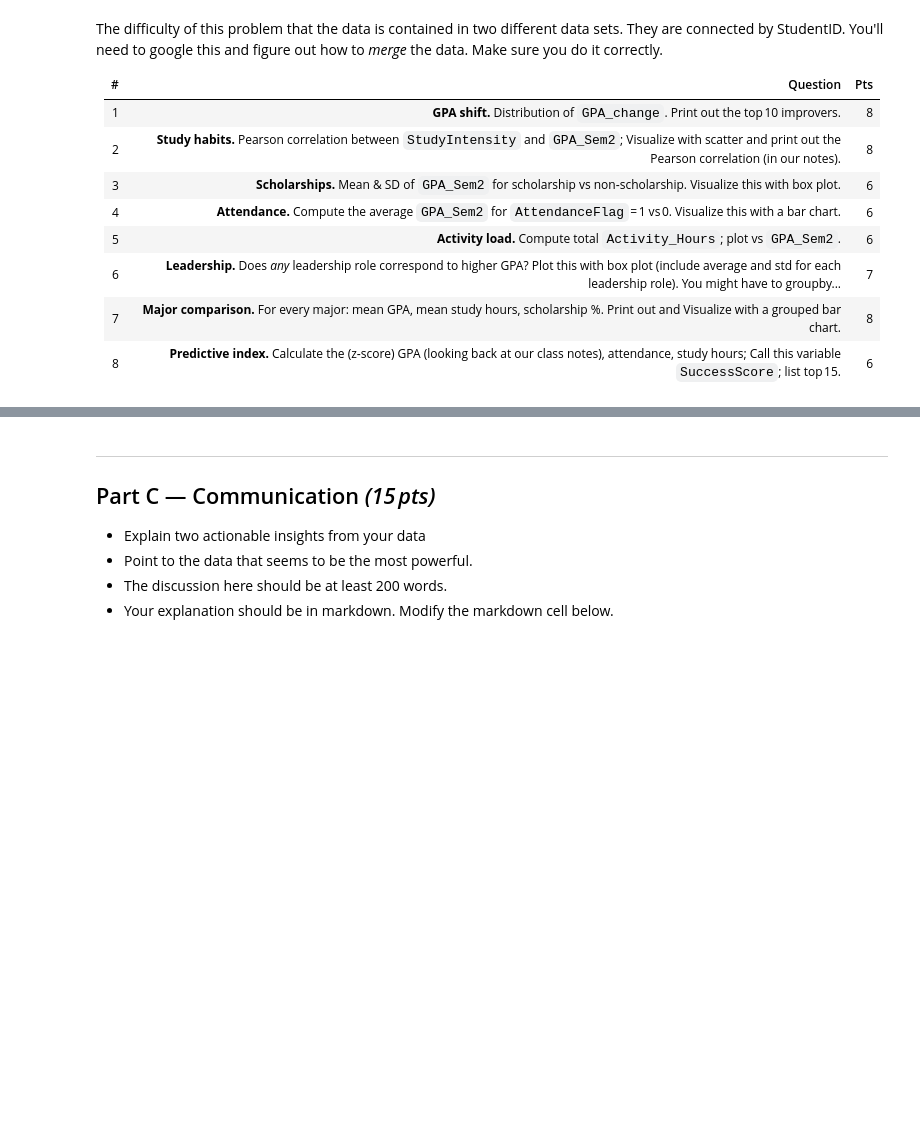
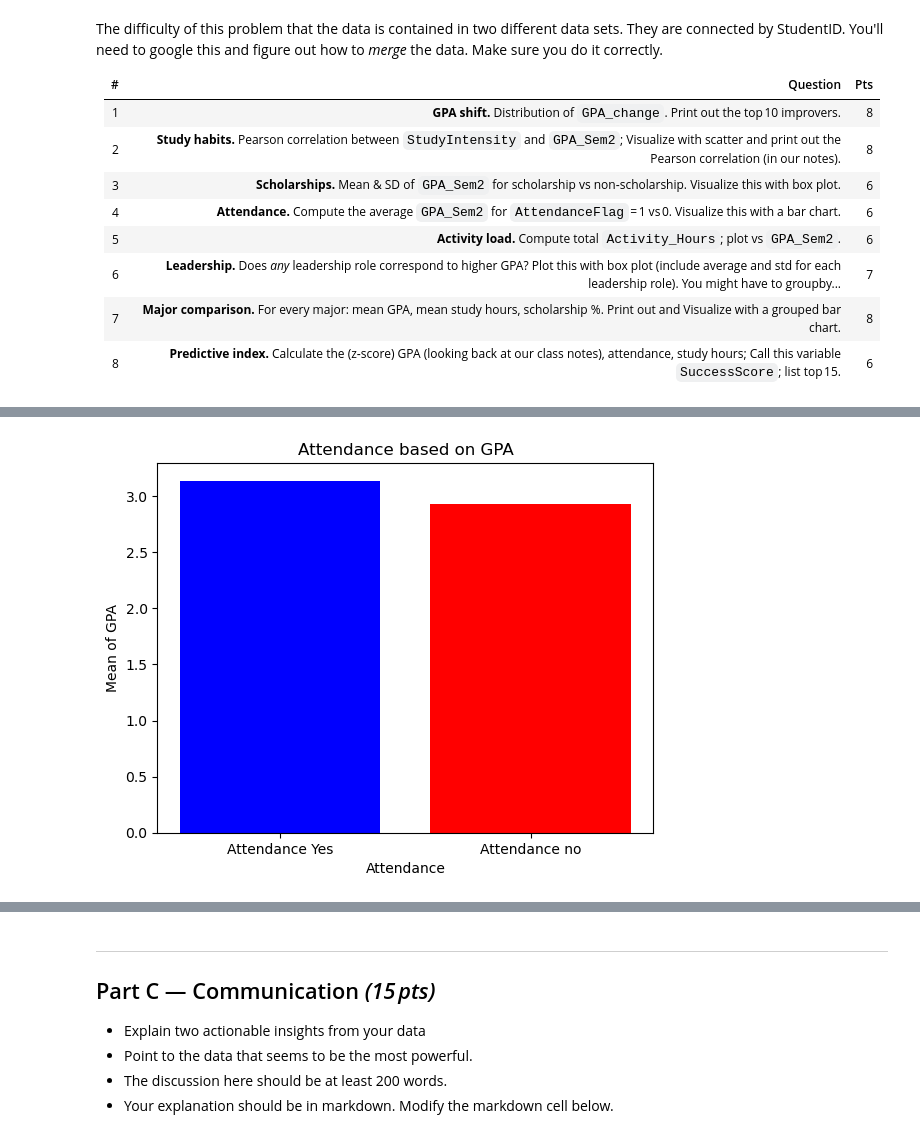
Before and after one commit to rhodes-cs-sanders/data242-sp25-hw7-zuko35, a Jupyter notebook: DATA242_hwk7.ipynb, the cells around one changed output, grey strips where cells are left out. Drawn from its saved outputs; the diff is of its cells as text; code cells hidden in the pictures; blank space fills up the shorter version.

```diff
--- a/DATA242_hwk7.ipynb
+++ b/DATA242_hwk7.ipynb
@@ -46,0 +198,19 @@ The difficulty of this problem that the data is contained in two different data
+# %%
+#4 Attendance. Compute the average GPA_Sem2 for AttendanceFlag = 1 vs 0. Visualize this with a bar chart.
+import numpy as np
+yes = df[df['AttendanceFlag'] == 1]
+no = df[df['AttendanceFlag'] == 0]
+mean_yes = yes['GPA_Sem2'].mean()
+mean_no = no['GPA_Sem2'].mean()
+
+categories = ['Attendance Yes', 'Attendance no']
+means = [mean_yes, mean_no]
+
+plt.bar(categories, means, color=['blue', 'red'])
+
+plt.xlabel('Attendance')
+plt.ylabel('Mean of GPA')
+plt.title('Attendance based on GPA')
+plt.show()
+# %% [output]
+[figure, added]
```
Also changed, not shown: parts of 11 cells of this notebook.
